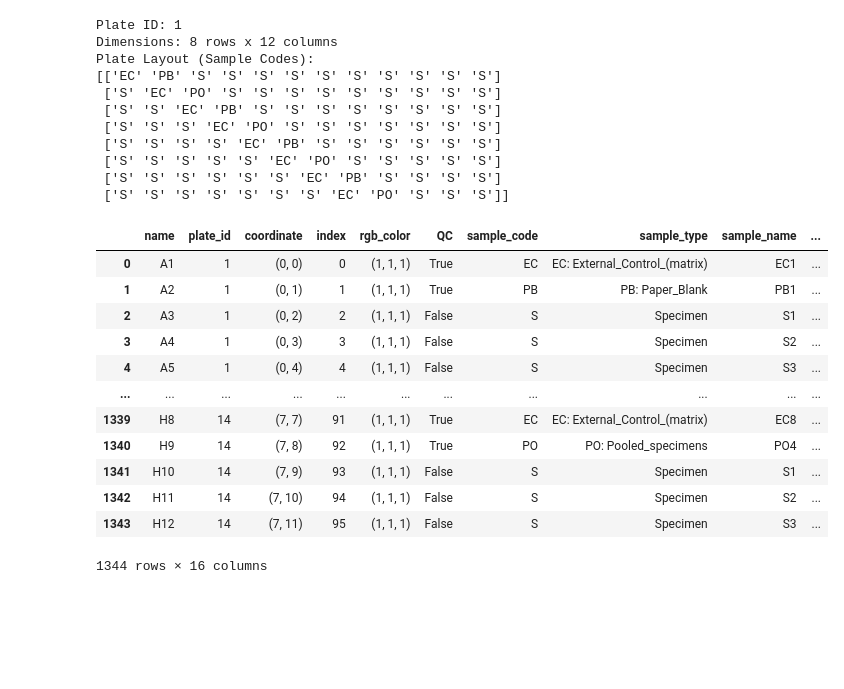
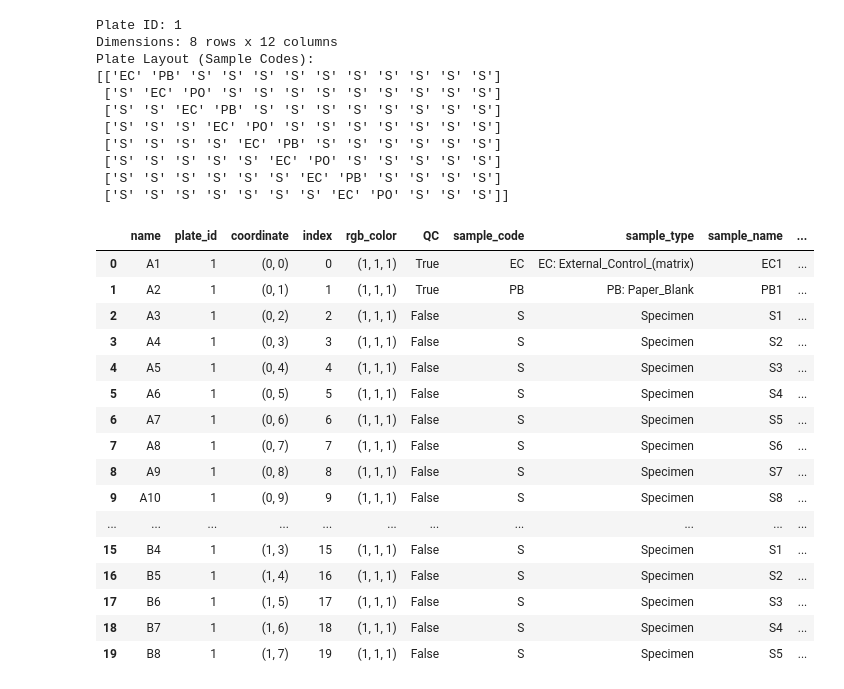
Before and after one commit to ssi-dk/CD-MRG-PlatePlanner, a Jupyter notebook: debug.ipynb, the cells around one changed output. Cells and saved outputs as stored; diff of their text form; code cells hidden in the pictures; blank space fills up the shorter version.

```diff
--- a/debug.ipynb
+++ b/debug.ipynb
@@ -153,6 +170,8 @@ qc_scheme_file = Path("./config/plate_config.toml")
 # %%
-test_study = Study(study_name="my-study")
-test_study.load_specimen_records(study_sample_file)
+test_study = Study(study_name="cancer")
+test_study.load_specimen_records(study_sample_file, sample_group_id_column="pair_ID", sample_id_column="specimen_ID")
+df_study = test_study.specimen_records_df
+df_study
 # %% [output]
 [   DEBUG] --- Loading records file: data/fake_case_control_Npairs_523_Ngroups_5.csv
 [   DEBUG] --- Importing csv file.
@@ -229,18 +294,22 @@ Plate Layout (Sample Codes):
  ['S' 'S' 'S' 'S' 'S' 'S' 'EC' 'PB' 'S' 'S' 'S' 'S']
  ['S' 'S' 'S' 'S' 'S' 'S' 'S' 'EC' 'PO' 'S' 'S' 'S']]
 # %%
-test_study.to_dataframe()
+test_study.to_dataframe().head(20)
 # %% [output]
 |  | name | plate_id | coordinate | index | rgb_color | QC | sample_code | sample_type | sample_name | ... |
 | 0 | A1 | 1 | (0, 0) | 0 | (1, 1, 1) | True | EC | EC: External_Control_(matrix) | EC1 | ... |
 | 1 | A2 | 1 | (0, 1) | 1 | (1, 1, 1) | True | PB | PB: Paper_Blank | PB1 | ... |
 | 2 | A3 | 1 | (0, 2) | 2 | (1, 1, 1) | False | S | Specimen | S1 | ... |
 | 3 | A4 | 1 | (0, 3) | 3 | (1, 1, 1) | False | S | Specimen | S2 | ... |
 | 4 | A5 | 1 | (0, 4) | 4 | (1, 1, 1) | False | S | Specimen | S3 | ... |
+| 5 | A6 | 1 | (0, 5) | 5 | (1, 1, 1) | False | S | Specimen | S4 | ... |
+| 6 | A7 | 1 | (0, 6) | 6 | (1, 1, 1) | False | S | Specimen | S5 | ... |
+| 7 | A8 | 1 | (0, 7) | 7 | (1, 1, 1) | False | S | Specimen | S6 | ... |
+| 8 | A9 | 1 | (0, 8) | 8 | (1, 1, 1) | False | S | Specimen | S7 | ... |
+| 9 | A10 | 1 | (0, 9) | 9 | (1, 1, 1) | False | S | Specimen | S8 | ... |
 | ... | ... | ... | ... | ... | ... | ... | ... | ... | ... | ... |
-| 1339 | H8 | 14 | (7, 7) | 91 | (1, 1, 1) | True | EC | EC: External_Control_(matrix) | EC8 | ... |
-| 1340 | H9 | 14 | (7, 8) | 92 | (1, 1, 1) | True | PO | PO: Pooled_specimens | PO4 | ... |
-| 1341 | H10 | 14 | (7, 9) | 93 | (1, 1, 1) | False | S | Specimen | S1 | ... |
-| 1342 | H11 | 14 | (7, 10) | 94 | (1, 1, 1) | False | S | Specimen | S2 | ... |
-| 1343 | H12 | 14 | (7, 11) | 95 | (1, 1, 1) | False | S | Specimen | S3 | ... |
+| 15 | B4 | 1 | (1, 3) | 15 | (1, 1, 1) | False | S | Specimen | S1 | ... |
+| 16 | B5 | 1 | (1, 4) | 16 | (1, 1, 1) | False | S | Specimen | S2 | ... |
+| 17 | B6 | 1 | (1, 5) | 17 | (1, 1, 1) | False | S | Specimen | S3 | ... |
+| 18 | B7 | 1 | (1, 6) | 18 | (1, 1, 1) | False | S | Specimen | S4 | ... |
+| 19 | B8 | 1 | (1, 7) | 19 | (1, 1, 1) | False | S | Specimen | S5 | ... |
-1344 rows × 16 columns
```
Also changed, not shown: parts of 13 cells of this notebook, 15 other files.
